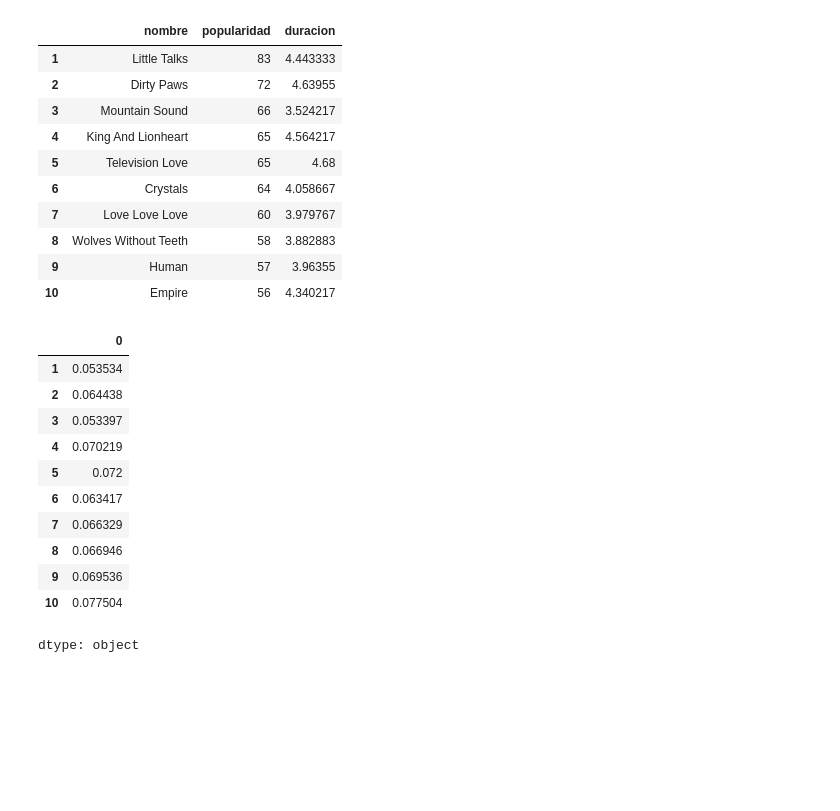
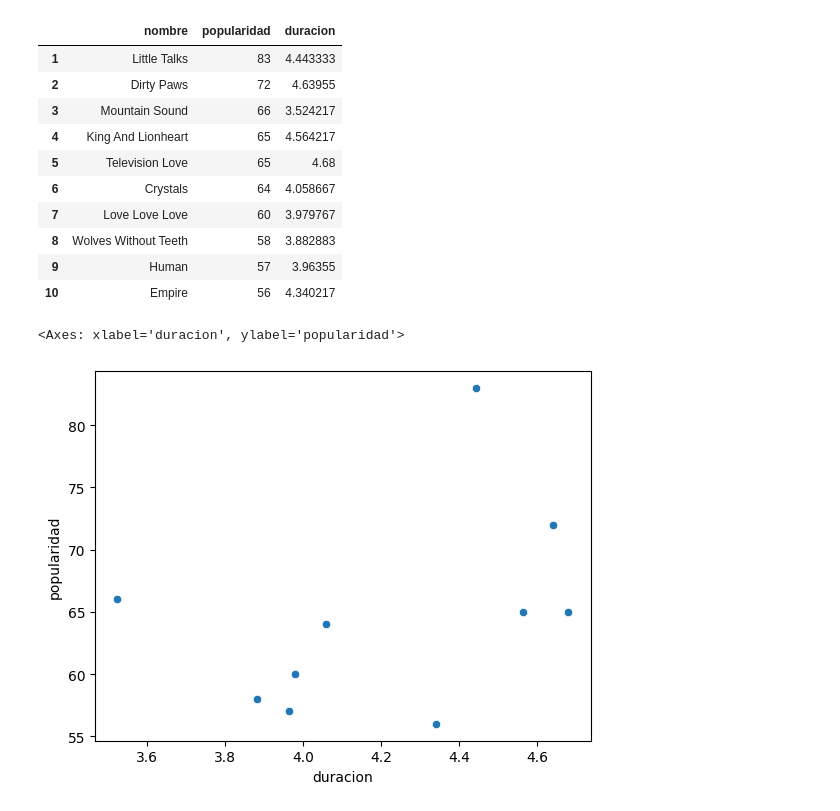
Before and after one commit to Davichobacter/interacting-with-api-python-project-tutorial, a Jupyter notebook: src/explore.ipynb, the cells around one changed output. Cells and saved outputs as stored; diff of their text form; code cells hidden in the pictures; blank space fills up the shorter version.

```diff
--- a/src/explore.ipynb
+++ b/src/explore.ipynb
@@ -80,15 +81,5 @@ import matplotlib.pyplot as plt
-# %%
-canciones['duracion']/canciones['popularidad']
-# %% [output]
-|  | 0 |
-| 1 | 0.053534 |
-| 2 | 0.064438 |
-| 3 | 0.053397 |
-| 4 | 0.070219 |
-| 5 | 0.072 |
-| 6 | 0.063417 |
-| 7 | 0.066329 |
-| 8 | 0.066946 |
-| 9 | 0.069536 |
-| 10 | 0.077504 |
-dtype: object
+# %%
+sns.scatterplot(canciones, x='duracion', y='popularidad')
+# %% [output]
+<Axes: xlabel='duracion', ylabel='popularidad'>
+[figure, added]
```
Also changed, not shown: parts of 1 cell of this notebook.
